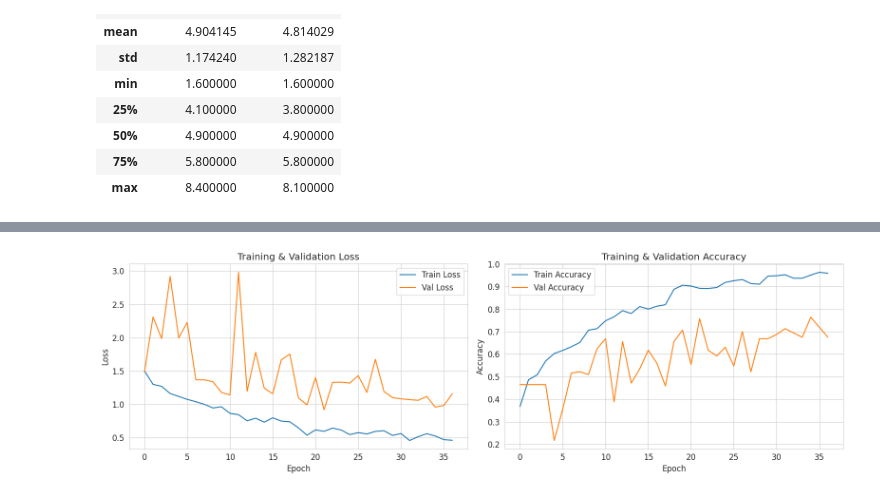
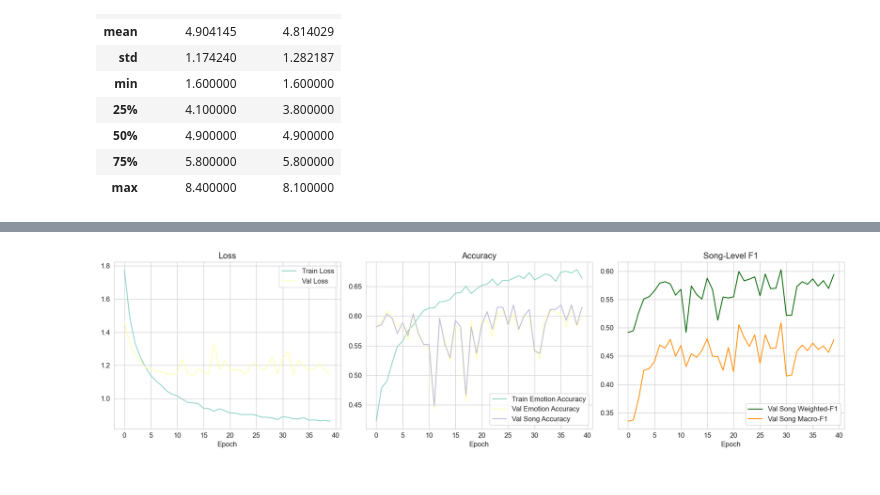
Before and after one commit to beingyou12/music, a Jupyter notebook: musicbaru.ipynb, the cells around one changed output, grey strips where cells are left out. Saved outputs shown, nothing was run; the diff lists cells and outputs as text; code cells hidden in the pictures.

```diff
--- a/musicbaru.ipynb
+++ b/musicbaru.ipynb
@@ -1022,33 +1614,32 @@ Best val_accuracy: 0.7643
 # %%
 # ============================================================
-# Training History — Loss & Accuracy Curves (Phase 1 + 2)
+# Training history
 # ============================================================
+fig, axes = plt.subplots(1, 3, figsize=(18, 5))
 
-fig, axes = plt.subplots(1, 2, figsize=(16, 5))
-
-phase1_epochs = len(history_p1.history['loss'])
-
-# Loss
 axes[0].plot(history.history['loss'], label='Train Loss')
 axes[0].plot(history.history['val_loss'], label='Val Loss')
-axes[0].axvline(x=phase1_epochs, color='red', linestyle='--', alpha=0.7, label='Fine-tune start')
+axes[0].set_title('Loss')
 axes[0].set_xlabel('Epoch')
-axes[0].set_ylabel('Loss')
-axes[0].set_title('Training & Validation Loss')
+axes[0].grid(True)
 axes[0].legend()
-axes[0].grid(True)
 
-# Accuracy
-axes[1].plot(history.history['accuracy'], label='Train Accuracy')
-axes[1].plot(history.history['val_accuracy'], label='Val Accuracy')
-axes[1].axvline(x=phase1_epochs, color='red', linestyle='--', alpha=0.7, label='Fine-tune start')
+axes[1].plot(history.history['emotion_accuracy'], label='Train Emotion Accuracy')
+axes[1].plot(history.history['val_emotion_accuracy'], label='Val Emotion Accuracy')
+axes[1].plot(history.history['val_song_accuracy'], label='Val Song Accuracy')
+axes[1].set_title('Accuracy')
 axes[1].set_xlabel('Epoch')
-axes[1].set_ylabel('Accuracy')
-axes[1].set_title('Training & Validation Accuracy')
+axes[1].grid(True)
 axes[1].legend()
-axes[1].grid(True)
+
+axes[2].plot(history.history['val_weighted_f1'], label='Val Song Weighted-F1', color='darkgreen')
+axes[2].plot(history.history['val_macro_f1'], label='Val Song Macro-F1', color='darkorange')
+axes[2].set_title('Song-Level F1')
+axes[2].set_xlabel('Epoch')
+axes[2].grid(True)
+axes[2].legend()
 
 plt.tight_layout()
 plt.show()
 # %% [output]
-[figure, old version]
+[figure, new version]
```
Also changed, not shown: parts of 20 cells of this notebook.
